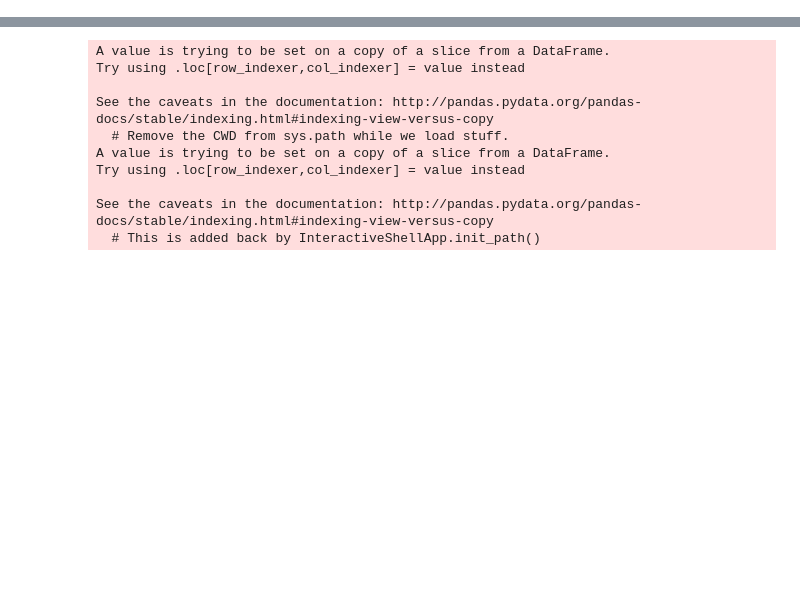
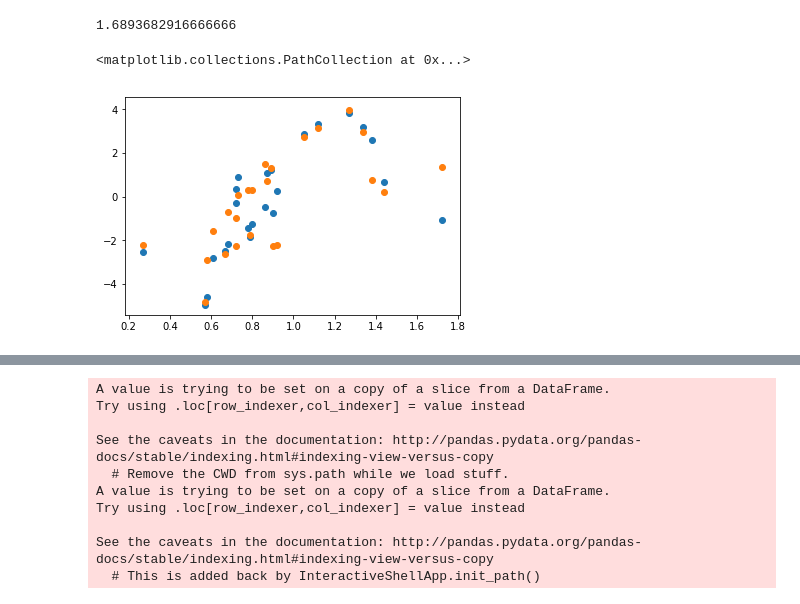
Before and after one commit to boledadian/cammp_7, a Jupyter notebook: P3_optional/task3.ipynb, the cells around one changed output, grey strips where cells are left out. Saved outputs shown, nothing was run; the diff lists cells and outputs as text; code cells hidden in the pictures; blank space fills up the shorter version.

```diff
--- a/P3_optional/task3.ipynb
+++ b/P3_optional/task3.ipynb
@@ -233,8 +220,12 @@ ValueError: operands could not be broadcast together with shapes (25,) (4,) (25,
 # %%
 from sklearn.neighbors import KNeighborsRegressor
-log = KNeighborsRegressor(n_neighbors=5)
+log = KNeighborsRegressor(n_neighbors=1)
 log.fit(X_train, Y_train)
 Y_pred = log.predict(X_test)
 print(mean_squared_error(Y_pred,Y_test))
 plt.scatter(X_test[:, 0], Y_test)
 plt.scatter(X_test[:, 0], Y_pred)
+# %% [output]
+1.6893682916666666
+<matplotlib.collections.PathCollection at 0x...>
+[figure, added]
```
Also changed, not shown: parts of 22 cells of this notebook, 2 other files.
